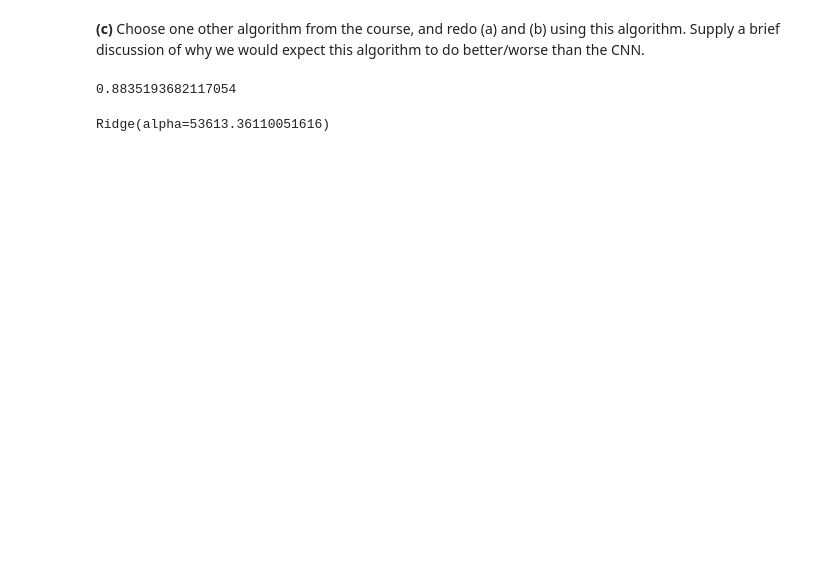
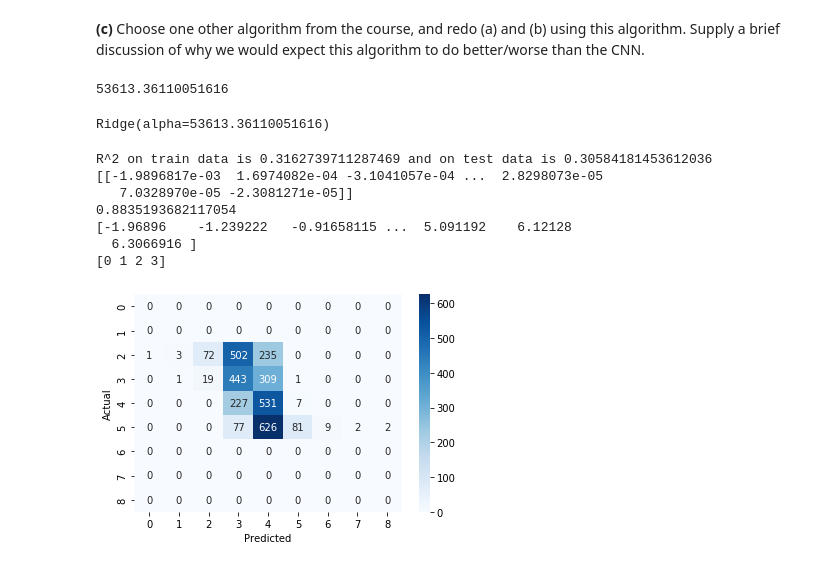
Before and after one commit to maxim-zavidei/viauc-mal1-a23, a Jupyter notebook: assignment6/Solution.ipynb, the cells around one changed output. Drawn from its saved outputs; the diff is of its cells as text; code cells hidden in the pictures; blank space fills up the shorter version.

```diff
--- a/assignment6/Solution.ipynb
+++ b/assignment6/Solution.ipynb
@@ -146,49 +196,61 @@ from sklearn.pipeline import make_pipeline
 import numpy as np
 from sklearn.model_selection import train_test_split
 
-alphas = 10**np.linspace(10,-2,100)*0.5
-#lasso = Lasso(max_iter = 10000) # Standard scale pipeline will fix!
-#coefs = []
+#Those 2 lines are used by Yoana as she is running this in docker
+X = np.load('/project/XSound.npy')
+Y = np.load('/project/YSound.npy')
 
-X = np.load('/project/XSound.npy')
-#Y = tf.keras.utils.to_categorical(np.load('/project/YSound.npy'))
-Y = np.load('/project/YSound.npy')
-#print(X.shape)
-#print(Y.shape)
+#X = np.load('XSound.npy')
+#Y = tf.keras.utils.to_categorical(np.load('YSound.npy'))
 
 X_df = pd.DataFrame(X.reshape(-1, 4030))
 Y_df = pd.DataFrame(Y)
-#print(Y_df.head)
-#print(X_df.head)
-
 
 X_train, X_test, Y_train, Y_test = train_test_split(X_df, Y_df, train_size=.8, random_state=0)
-#X_train_df = df = pd.DataFrame(X_train.reshape(-1, 4030))
-#Y_train_df = df = pd.DataFrame(Y_train)#.reshape(-1, len(Y_train)))
-#X_test_df = df = pd.DataFrame(X_test.reshape(-1, len(X_test)))
-#Y_test_df = df = pd.DataFrame(Y_test)#.reshape(-1, len(Y_test)))
 
-#print(X[0:1])
-#print(X_train.head)
-#print(Y[0:1])
-#print(Y_train.head)
 # Create a pipeline with StandardScaler and RidgeCV
+alphas = 10**np.linspace(10,-2,100)*0.5
 ridgecv = make_pipeline(StandardScaler(), RidgeCV(alphas=alphas, scoring='neg_mean_squared_error'))
 ridgecv.fit(X_train, Y_train)
 
 # Access the chosen alpha value from RidgeCV
 chosen_alpha = ridgecv.named_steps['ridgecv'].alpha_
-#print(chosen_alpha)
-# Some of the coefficients
-#
+print(chosen_alpha)
+
 # # Create a Ridge model using the chosen alpha from RidgeCV
 ridge_model = Ridge(alpha=ridgecv.named_steps['ridgecv'].alpha_)
 ridge_model.fit(X_train, Y_train)
-
-# Calculate the test MSE using the trained Ridge model
-mse = mean_squared_error(Y_test, ridge_model.predict(X_test))
-print(mse)
-ridge_model.fit(X_df, Y_df)
 # %% [output]
-0.8835193682117054
+53613.36110051616
 Ridge(alpha=53613.36110051616)
+# %%
+from sklearn.metrics import  confusion_matrix
+
+#Show R^2
+print("R^2 on train data is {} and on test data is {}".format(ridge_model.score(X_train, Y_train),
+                                                              ridge_model.score(X_test,Y_test)))
+print(ridge_model.coef_)
+# Calculate the test MSE using the trained Ridge model
+predictions = ridge_model.predict(X_test)
+mse = mean_squared_error(Y_test, predictions)
+print(mse)
+#ridge_model.fit(X_df, Y_df)
+predictions_asint = np.rint(predictions).astype(int)
+predictions_df = pd.DataFrame(predictions_asint)
+
+#Create confusion matrix
+mat = confusion_matrix(Y_test, predictions_df)
+
+sns.heatmap(mat, annot=True, fmt='d', cmap='Blues')
+plt.ylabel('Actual')
+plt.xlabel('Predicted')
+plt.show()
+# %% [output]
+R^2 on train data is 0.3162739711287469 and on test data is 0.30584181453612036
+[[-1.9896817e-03  1.6974082e-04 -3.1041057e-04 ...  2.8298073e-05
+   7.0328970e-05 -2.3081271e-05]]
+0.8835193682117054
+[-1.96896    -1.239222   -0.91658115 ...  5.091192    6.12128
+  6.3066916 ]
+[0 1 2 3]
+[figure, added]
```
Also changed, not shown: parts of 8 cells of this notebook.
